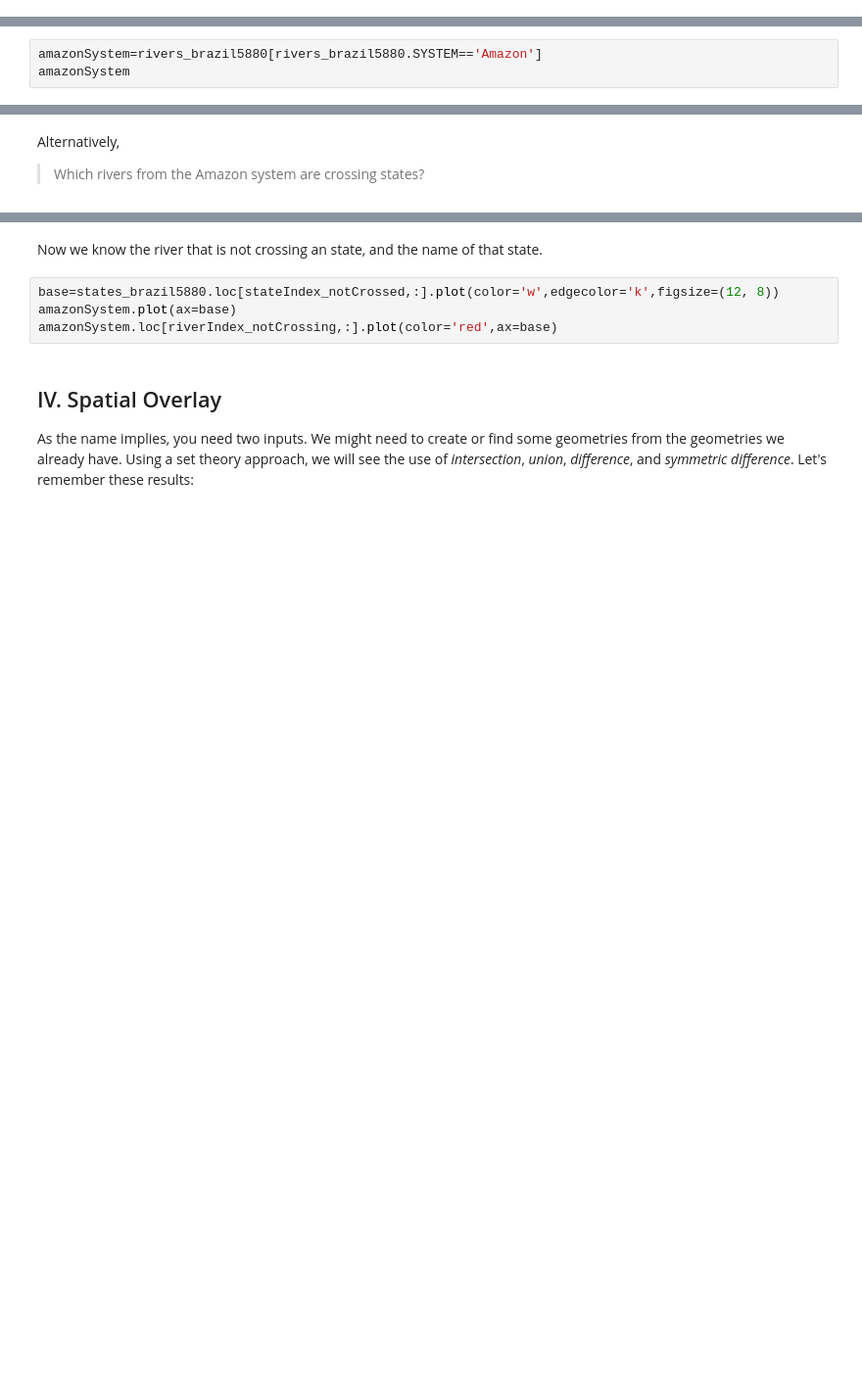
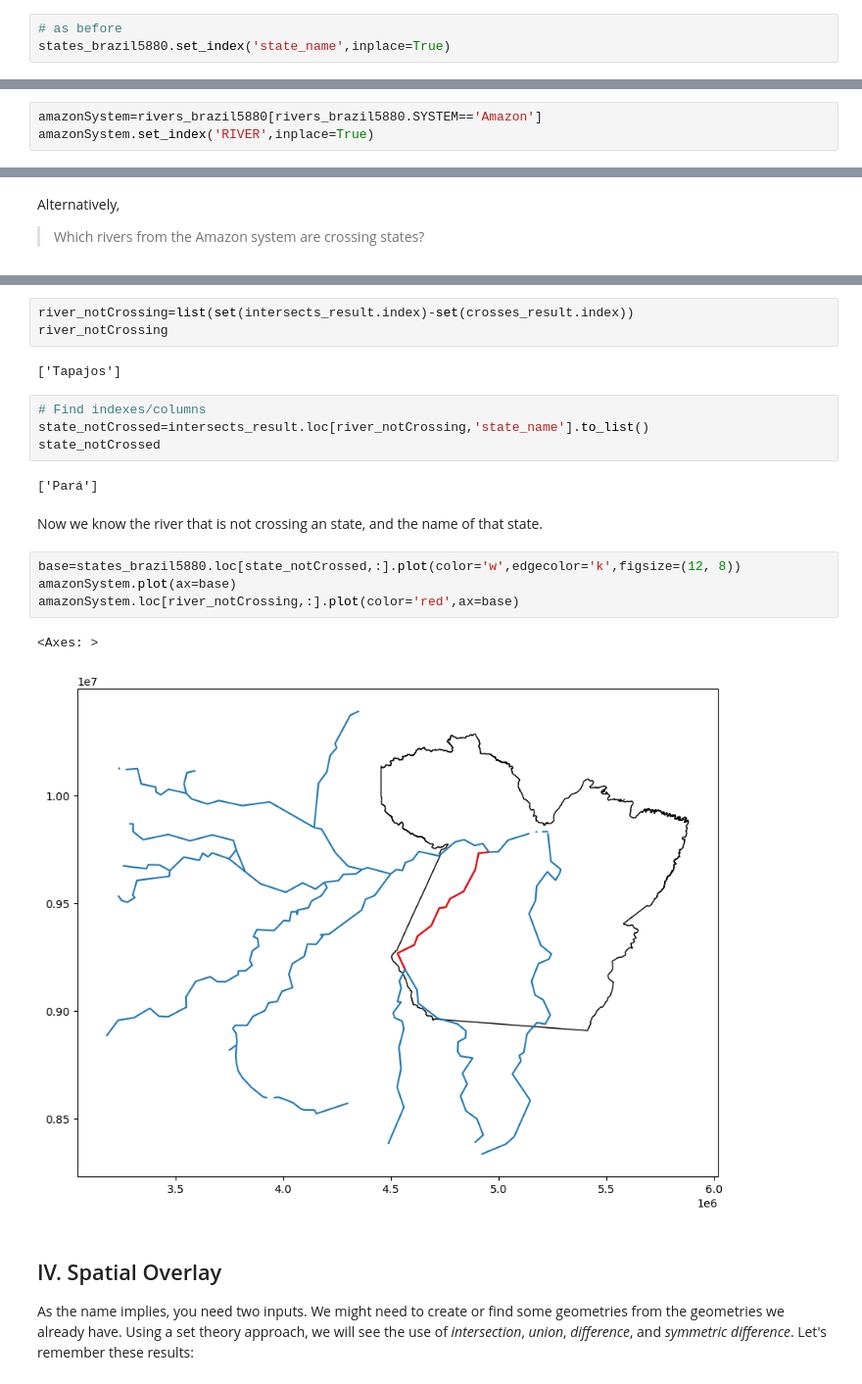
Before and after one commit to CienciaDeDatosEspacial/binaryOps_gdfs, a Jupyter notebook: index.ipynb, the cells around one changed output, grey strips where cells are left out. Shown: that part at 98% size. Cells and saved outputs as stored; diff of their text form; blank space fills up the shorter version.

```diff
--- a/index.ipynb
+++ b/index.ipynb
@@ -672,3 +559,6 @@ states_brazil5880.head()
+# %%
+# as before
+states_brazil5880.set_index('state_name',inplace=True)
 # %% [markdown]
 ### a. Within
 # %% [markdown]
@@ -744,7 +677,7 @@ N_brazil.loc[N_brazil.state_name=='Bahia',:].plot(ax=base, color='red')
 When we have **lines**, we may need **crosses**. Let me subset our rivers:
 # %%
 amazonSystem=rivers_brazil5880[rivers_brazil5880.SYSTEM=='Amazon']
-amazonSystem
+amazonSystem.set_index('RIVER',inplace=True)
 # %% [markdown]
 Then,
 > Which rivers from the Amazon system are intersecting states?
@@ -774,9 +790,23 @@ states_brazil5880.loc[stateIndex_notCrossed,"state_name"], amazonSystem.loc[rive
+# %%
+river_notCrossing=list(set(intersects_result.index)-set(crosses_result.index))
+river_notCrossing
+# %% [output]
+['Tapajos']
+# %%
+# Find indexes/columns
+state_notCrossed=intersects_result.loc[river_notCrossing,'state_name'].to_list()
+state_notCrossed
+# %% [output]
+['Pará']
 # %% [markdown]
 Now we know the river that is not crossing an state, and the name of that state.
 # %%
-base=states_brazil5880.loc[stateIndex_notCrossed,:].plot(color='w',edgecolor='k',figsize=(12, 8))
+base=states_brazil5880.loc[state_notCrossed,:].plot(color='w',edgecolor='k',figsize=(12, 8))
 amazonSystem.plot(ax=base)
-amazonSystem.loc[riverIndex_notCrossing,:].plot(color='red',ax=base)
+amazonSystem.loc[river_notCrossing,:].plot(color='red',ax=base)
+# %% [output]
+<Axes: >
+[figure, added]
 # %% [markdown]
 ## IV. Spatial Overlay
 
```
Also changed, not shown: parts of 197 cells of this notebook.
